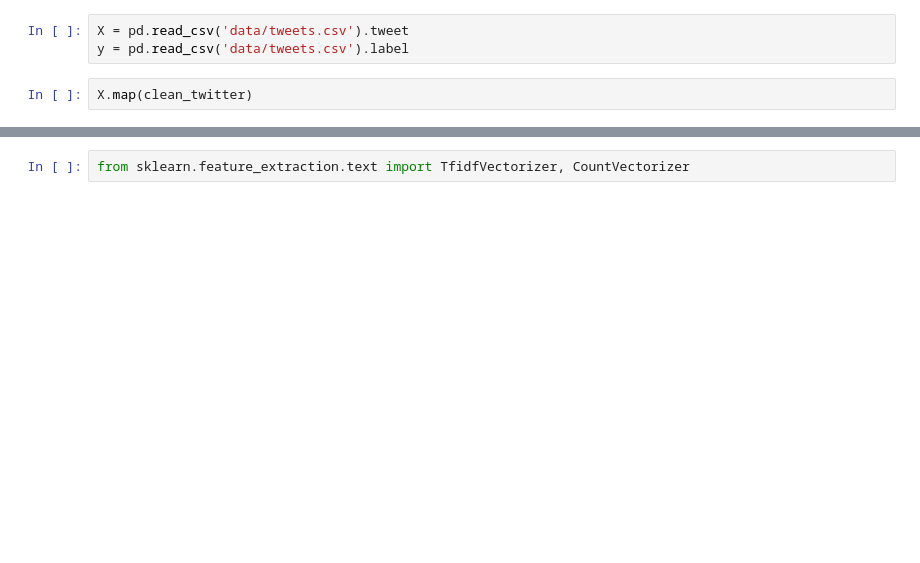
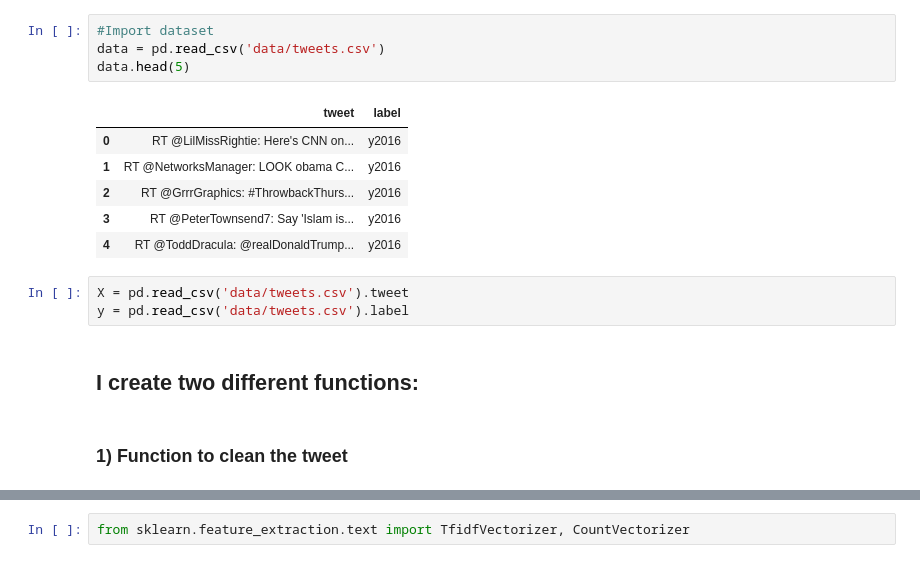
Before and after one commit to nandanrao/text-mining, a Jupyter notebook: exercise-1.ipynb, the cells around one changed output, grey strips where cells are left out. Drawn from its saved outputs; the diff is of its cells as text; blank space fills up the shorter version.

```diff
--- a/exercise-1.ipynb
+++ b/exercise-1.ipynb
@@ -33,5 +16,18 @@ def clean_twitter(s):
+# %%
+#Import dataset
+data = pd.read_csv('data/tweets.csv')
+data.head(5)
+# %% [output]
+|  | tweet | label |
+| 0 | RT @LilMissRightie: Here's CNN on... | y2016 |
+| 1 | RT @NetworksManager: LOOK obama C... | y2016 |
+| 2 | RT @GrrrGraphics: #ThrowbackThurs... | y2016 |
+| 3 | RT @PeterTownsend7: Say 'Islam is... | y2016 |
+| 4 | RT @ToddDracula: @realDonaldTrump... | y2016 |
 # %%
 X = pd.read_csv('data/tweets.csv').tweet
 y = pd.read_csv('data/tweets.csv').label
-# %%
-X.map(clean_twitter)
+# %% [markdown]
+## I create two different functions:
+# %% [markdown]
+### 1) Function to clean the tweet
```
Also changed, not shown: parts of 18 cells of this notebook.
